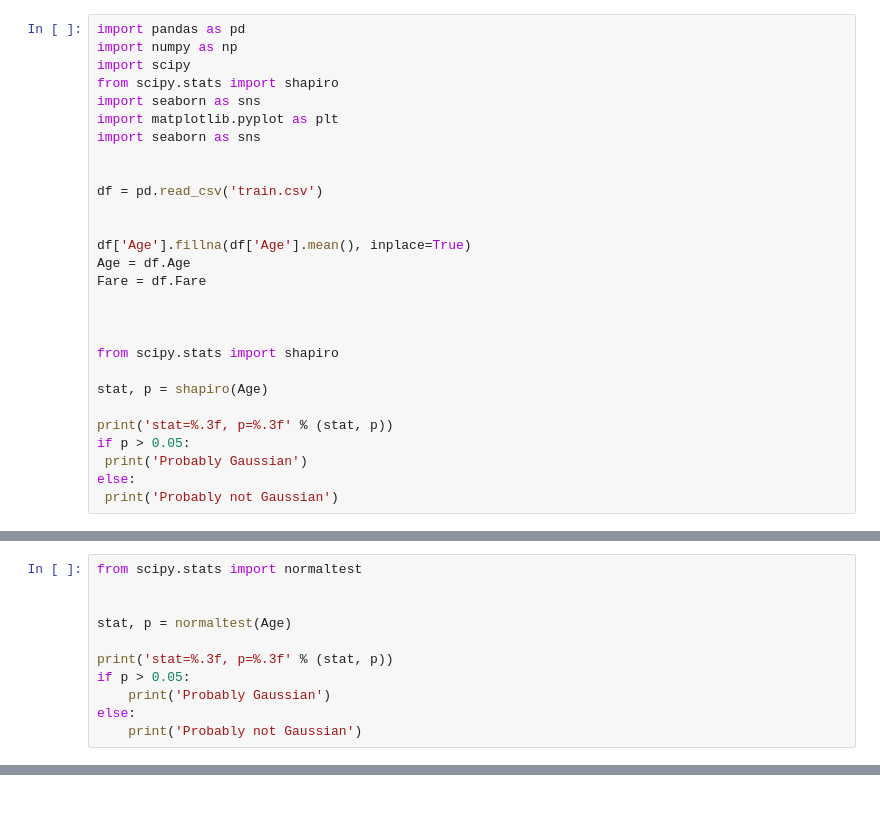
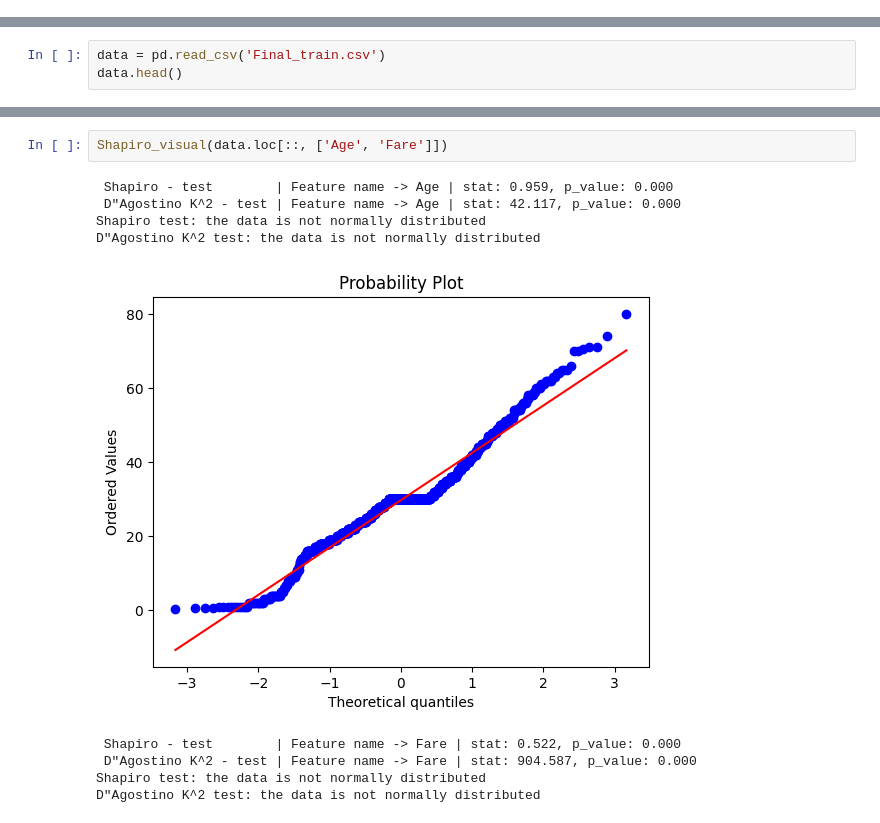
Before and after one commit to playnik94/PDS_3_DZ_Liashenko, a Jupyter notebook: Lesson_44/dz_44.ipynb, the cells around one changed output, grey strips where cells are left out. Saved outputs shown, nothing was run; the diff lists cells and outputs as text.

```diff
--- a/Lesson_44/dz_44.ipynb
+++ b/Lesson_44/dz_44.ipynb
@@ -1,28 +0,0 @@
-# %%
-import pandas as pd
-import numpy as np
-import scipy
-from scipy.stats import shapiro
-import seaborn as sns
-import matplotlib.pyplot as plt
-import seaborn as sns
-
-
-df = pd.read_csv('train.csv')
-
-
-df['Age'].fillna(df['Age'].mean(), inplace=True)
-Age = df.Age
-Fare = df.Fare
-
-
-
-from scipy.stats import shapiro
-
-stat, p = shapiro(Age)
-
-print('stat=%.3f, p=%.3f' % (stat, p))
-if p > 0.05:
- print('Probably Gaussian')
-else:
- print('Probably not Gaussian')
@@ -32,11 +0,0 @@ Probably not Gaussian
-# %%
-from scipy.stats import normaltest
-
-
-stat, p = normaltest(Age)
-
-print('stat=%.3f, p=%.3f' % (stat, p))
-if p > 0.05:
-    print('Probably Gaussian')
-else:
-    print('Probably not Gaussian')
@@ -45,0 +72,3 @@ Probably not Gaussian
+# %%
+data = pd.read_csv('Final_train.csv')
+data.head()
@@ -45,0 +151,12 @@ Probably not Gaussian
+# %%
+Shapiro_visual(data.loc[::, ['Age', 'Fare']])
+# %% [output]
+ Shapiro - test        | Feature name -> Age | stat: 0.959, p_value: 0.000
+ D"Agostino K^2 - test | Feature name -> Age | stat: 42.117, p_value: 0.000
+Shapiro test: the data is not normally distributed
+D"Agostino K^2 test: the data is not normally distributed
+[figure, added]
+ Shapiro - test        | Feature name -> Fare | stat: 0.522, p_value: 0.000
+ D"Agostino K^2 - test | Feature name -> Fare | stat: 904.587, p_value: 0.000
+Shapiro test: the data is not normally distributed
+D"Agostino K^2 test: the data is not normally distributed
```
Also changed, not shown: parts of 28 cells of this notebook, 1 other file.
